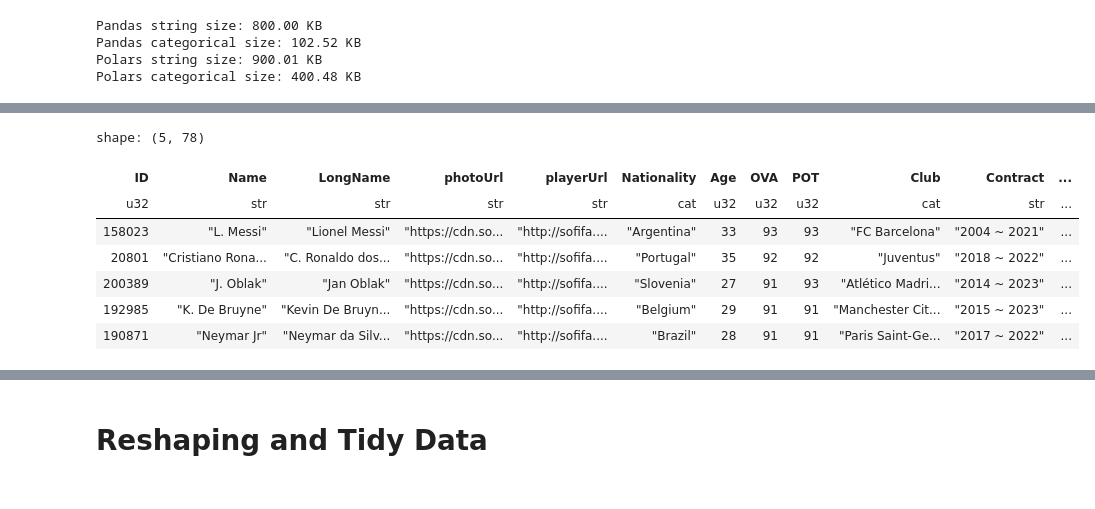
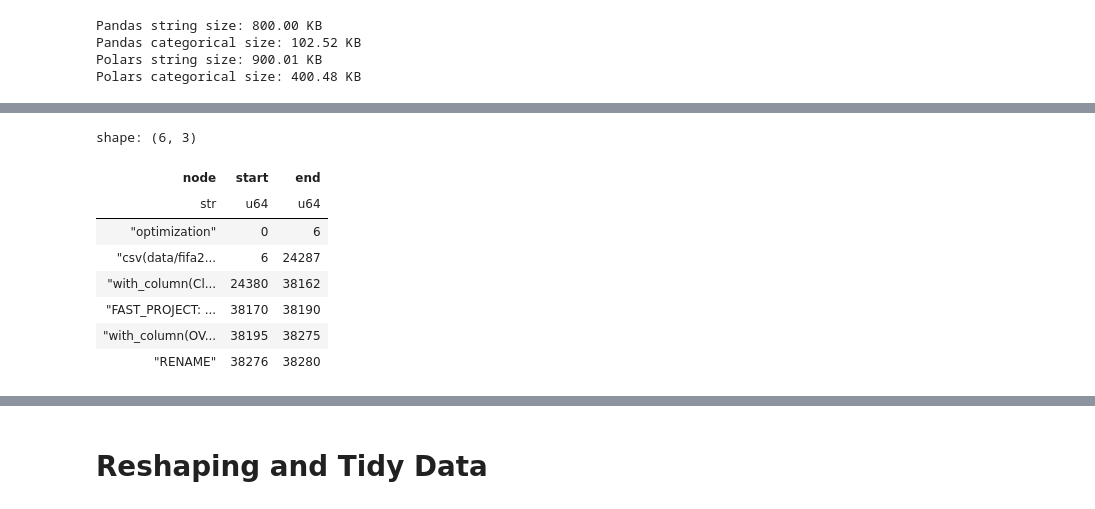
Before and after one commit to kevinheavey/modern-polars, a Jupyter notebook: performance.ipynb, the cells around one changed output, grey strips where cells are left out. Drawn from its saved outputs; the diff is of its cells as text; code cells hidden in the pictures.

```diff
--- a/performance.ipynb
+++ b/performance.ipynb
@@ -565,13 +440,13 @@ def parse_suffixed_num_pl(col: pl.Expr) -> pl.Expr:
         .str.replace("M", "", literal=True)
         .cast(pl.Float32)
     )
-    return suffix_value * without_suffix
+    return (suffix_value * without_suffix).alias(col.meta.output_name())
 
 def parse_money_pd(col: pd.Series) -> pd.Series:
     return parse_suffixed_num_pd(col.str[1:]).astype("uint32")
 
 def parse_money_pl(col: pl.Expr) -> pl.Expr:
-    return parse_suffixed_num_pl(col.str.slice(1).cast(pl.UInt32))
+    return parse_suffixed_num_pl(col.str.slice(1)).cast(pl.UInt32)
 
 def parse_star_pd(col: pd.Series) -> pd.Series:
     return col.str[0].astype("uint8")
@@ -632,7 +507,7 @@ def parse_contract_pd(df: pd.DataFrame) -> pd.DataFrame:
     split.columns = ["contract_start", "contract_end"]
     not_tilde = contract_col.loc[~contains_tilde]
     free_agent = (contract_col == "Free").rename("free_agent").fillna(False)
-    loan_date = parse_date_pd(not_tilde.loc[~free_agent].str[:-8]).rename("loan_date")
+    loan_date = parse_date_pd(not_tilde.loc[~free_agent].str[:-8]).rename("loan_date_start")
     return pd.concat([df.drop("Contract", axis=1), split, free_agent, loan_date], axis=1)
 
 def parse_contract_pl(col: pl.Expr) -> list[pl.Expr]:
@@ -654,7 +529,7 @@ def parse_contract_pl(col: pl.Expr) -> list[pl.Expr]:
         .otherwise(None)
         .str.split_exact(" On Loan", 1)
         .struct.field("field_0")
-        .alias("loan_date")
+        .alias("loan_date_start")
     )
     return [start, end, free_agent, parse_date_pl(loan_date)]
 
@@ -672,18 +547,3 @@ dtypes_pl = (
     | {col: pl.Categorical for col in initial_category_cols_pl}
     | {col: pl.UInt32 for col in [*u32_cols, *u16_cols, *u8_cols]}
 )
-
-fifa_pd = (
-    pd.read_csv("data/fifa21_raw_v2.csv", dtype=dtypes_pd)
-    .assign(Club=lambda df: df["Club"].cat.rename_categories(lambda c: c.strip()),
-        **{col: lambda df: parse_date_pd(df[col]) for col in date_cols},
-        **{col: lambda df: parse_money_pd(df[col]) for col in money_cols},
-        **{col: lambda df: parse_star_pd(df[col]) for col in star_cols},
-        Hits=lambda df: parse_suffixed_num_pd(df["Hits"]).astype(pd.UInt32Dtype()),
-        Positions=lambda df: df["Positions"].str.split(","),
-        Height=lambda df: parse_height_pd(df["Height"]),
-        Weight=lambda df: parse_weight_pd(df["Weight"])
-    )
-    .pipe(parse_contract_pd)
-    .rename(columns={"↓OVA": "OVA"})
-)
@@ -690,36 +568,34 @@ fifa_pd = (
 # %%
+# %%timeit
 new_cols_pl = ([
     pl.col("Club").str.strip().cast(pl.Categorical),
     parse_suffixed_num_pl(pl.col("Hits")).cast(pl.UInt32),
     pl.col("Positions").str.split(","),
     parse_height_pl(pl.col("Height")),
     parse_weight_pl(pl.col("Weight")),
 ]
 + [parse_date_pl(pl.col(col)) for col in date_cols]
-+ [parse_date_pl(pl.col(col)) for col in date_cols]
++ [parse_money_pl(pl.col(col)) for col in money_cols]
++ [parse_star_pl(pl.col(col)) for col in star_cols]
++ parse_contract_pl(pl.col("Contract"))
++ [pl.col(col).cast(pl.UInt16) for col in u16_cols]
++ [pl.col(col).cast(pl.UInt8) for col in u8_cols]
 )
 fifa_pl = (
     pl.scan_csv("data/fifa21_raw_v2.csv", dtypes=dtypes_pl)
     .with_columns(new_cols_pl)
+    .drop("Contract")
     .rename({"↓OVA": "OVA"})
-    # .assign(Club=lambda df: df["Club"].cat.rename_categories(lambda c: c.strip()),
-    #     **{col: lambda df: parse_date_pd(df[col]) for col in date_cols},
-    #     **{col: lambda df: parse_money_pd(df[col]) for col in money_cols},
-    #     **{col: lambda df: parse_star_pd(df[col]) for col in star_cols},
-    #     Hits=lambda df: parse_suffixed_num_pd(df["Hits"]).astype(pd.UInt32Dtype()),
-    #     Positions=lambda df: df["Positions"].str.split(","),
-    #     Height=lambda df: parse_height_pd(df["Height"]),
-    #     Weight=lambda df: parse_weight_pd(df["Weight"])
-    # )
-    # .pipe(parse_contract_pd)
 )
-fifa_pl.collect().head()
+fifa_pl.profile()[1]
+# fifa_pl.collect().head()
 # %% [output]
-shape: (5, 78)
+shape: (6, 3)
-| ID | Name | LongName | photoUrl | playerUrl | Nationality | Age | OVA | POT | Club | Contract | ... |
-| u32 | str | str | str | str | cat | u32 | u32 | u32 | cat | str | ... |
-| 158023 | "L. Messi" | "Lionel Messi" | "https://cdn.so... | "http://sofifa.... | "Argentina" | 33 | 93 | 93 | "FC Barcelona" | "2004 ~ 2021" | ... |
-| 20801 | "Cristiano Rona... | "C. Ronaldo dos... | "https://cdn.so... | "http://sofifa.... | "Portugal" | 35 | 92 | 92 | "Juventus" | "2018 ~ 2022" | ... |
-| 200389 | "J. Oblak" | "Jan Oblak" | "https://cdn.so... | "http://sofifa.... | "Slovenia" | 27 | 91 | 93 | "Atlético Madri... | "2014 ~ 2023" | ... |
-| 192985 | "K. De Bruyne" | "Kevin De Bruyn... | "https://cdn.so... | "http://sofifa.... | "Belgium" | 29 | 91 | 91 | "Manchester Cit... | "2015 ~ 2023" | ... |
-| 190871 | "Neymar Jr" | "Neymar da Silv... | "https://cdn.so... | "http://sofifa.... | "Brazil" | 28 | 91 | 91 | "Paris Saint-Ge... | "2017 ~ 2022" | ... |
+| node | start | end |
+| str | u64 | u64 |
+| "optimization" | 0 | 6 |
+| "csv(data/fifa2... | 6 | 24287 |
+| "with_column(Cl... | 24380 | 38162 |
+| "FAST_PROJECT: ... | 38170 | 38190 |
+| "with_column(OV... | 38195 | 38275 |
+| "RENAME" | 38276 | 38280 |
```
Also changed, not shown: parts of 13 cells of this notebook, 2 other files.
